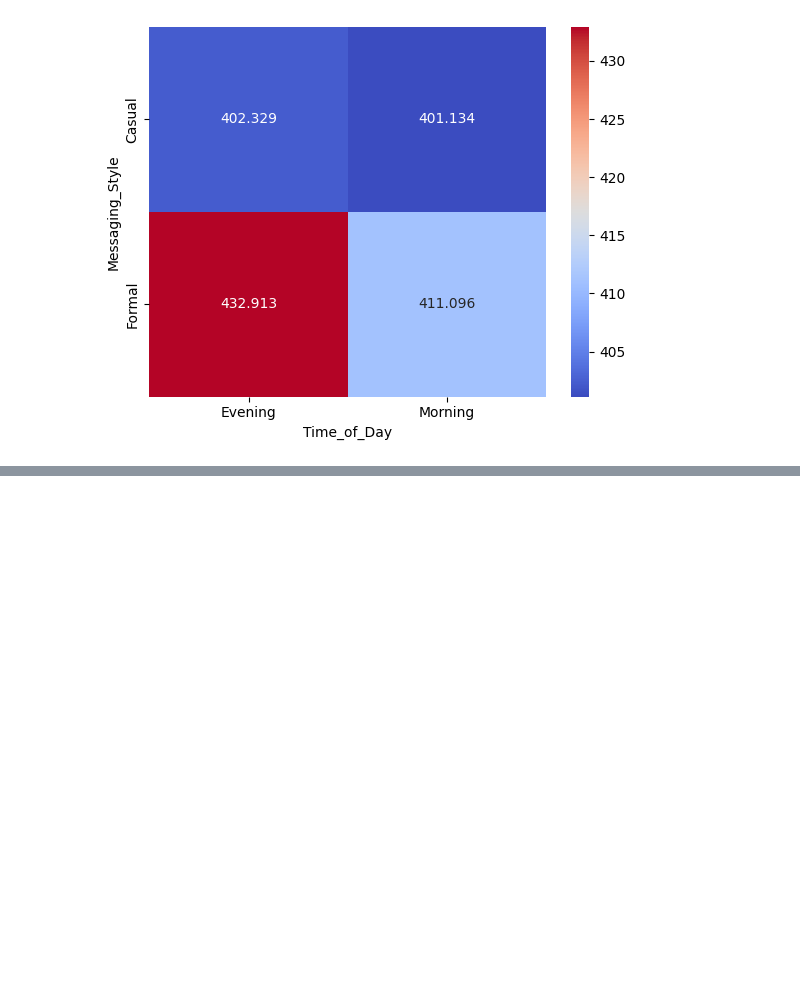
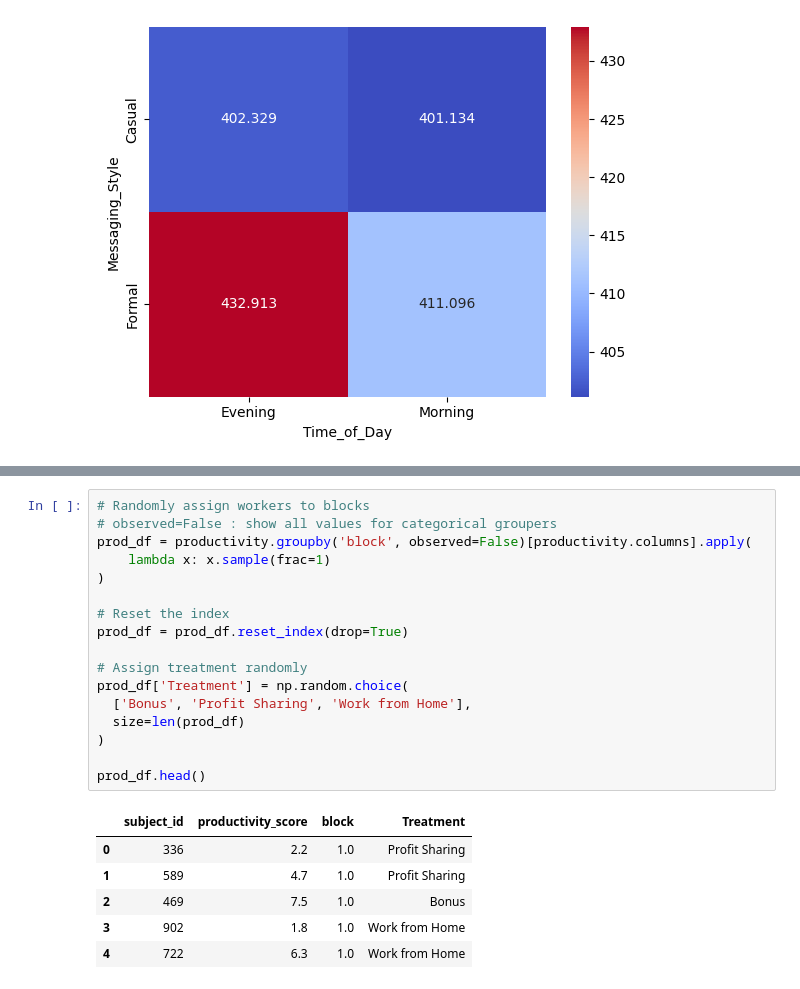
Before and after one commit to MichaelSzczepaniak/DataCamp, a Jupyter notebook: Tracks/Associate Data Scientist/30 Experimental Design in Python/ExperimentalDesignPython.ipynb, the cells around one changed output, grey strips where cells are left out. Drawn from its saved outputs; the diff is of its cells as text; blank space fills up the shorter version.

```diff
--- a/Tracks/Associate Data Scientist/30 Experimental Design in Python/ExperimentalDesignPython.ipynb
+++ b/Tracks/Associate Data Scientist/30 Experimental Design in Python/ExperimentalDesignPython.ipynb
@@ -275,0 +305,24 @@ plt.show()
+# %%
+# Randomly assign workers to blocks
+# observed=False : show all values for categorical groupers
+prod_df = productivity.groupby('block', observed=False)[productivity.columns].apply(
+    lambda x: x.sample(frac=1)
+)
+
+# Reset the index
+prod_df = prod_df.reset_index(drop=True)
+
+# Assign treatment randomly
+prod_df['Treatment'] = np.random.choice(
+  ['Bonus', 'Profit Sharing', 'Work from Home'],
+  size=len(prod_df)
+)
+
+prod_df.head()
+# %% [output]
+|  | subject_id | productivity_score | block | Treatment |
+| 0 | 336 | 2.2 | 1.0 | Profit Sharing |
+| 1 | 589 | 4.7 | 1.0 | Profit Sharing |
+| 2 | 469 | 7.5 | 1.0 | Bonus |
+| 3 | 902 | 1.8 | 1.0 | Work from Home |
+| 4 | 722 | 6.3 | 1.0 | Work from Home |
```
Also changed, not shown: parts of 5 cells of this notebook, 1 other file.
